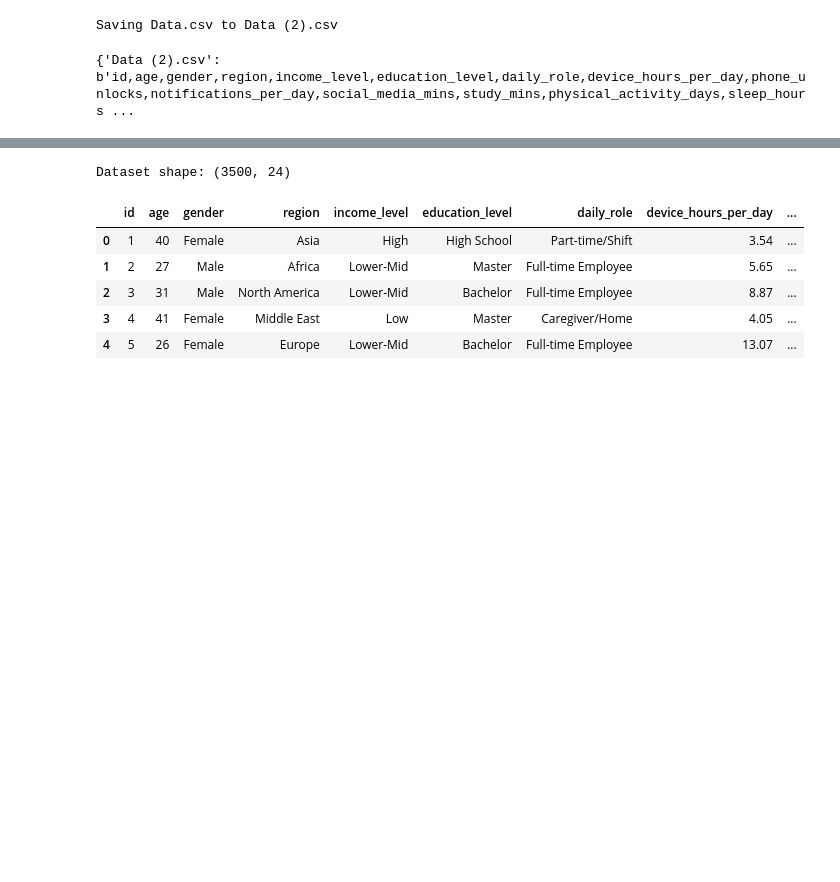
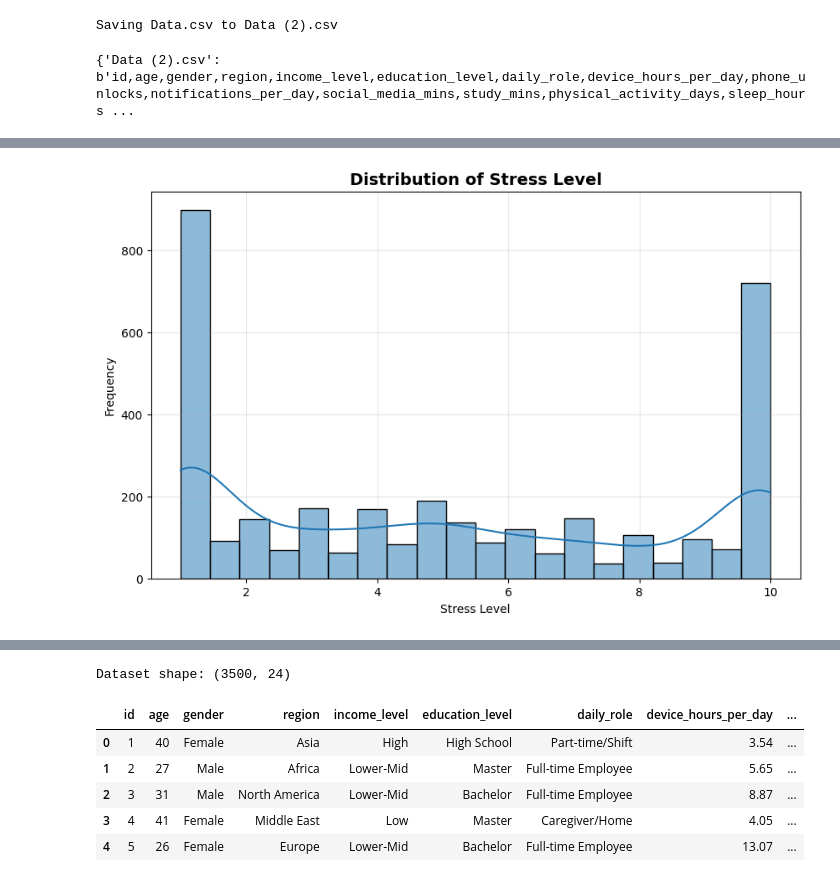
Before and after one commit to Abash05/Kaggle-Team-1---Digital-Habits-and-Mental-Health, a Jupyter notebook: DigitalUseAndMentalHealth.ipynb, the cells around one changed output, grey strips where cells are left out. Saved outputs shown, nothing was run; the diff lists cells and outputs as text; code cells hidden in the pictures; blank space fills up the shorter version.

```diff
--- a/DigitalUseAndMentalHealth.ipynb
+++ b/DigitalUseAndMentalHealth.ipynb
@@ -15,3 +15,10 @@ files.upload()
 [interactive output not drawn]
 Saving Data.csv to Data (2).csv
 {'Data (2).csv': b'id,age,gender,region,income_level,education_level,daily_role,device_hours_per_day,phone_unlocks,notifications_per_day,social_media_mins,study_mins,physical_activity_days,sleep_hours ...
+# %%
+# Set df to datset
+df = pd.read_csv("Data.csv")
+
+# Display basic info
+print("Dataset shape:", df.shape)
+df.head()
@@ -17,0 +104,3 @@ Saving Data.csv to Data (2).csv
+# %%
+df = df.drop(columns = ['id', 'device_type'])
+df.head()
@@ -17,0 +115,10 @@ Saving Data.csv to Data (2).csv
+# %%
+plt.figure(figsize=(10, 6))
+sns.histplot(df['stress_level'], bins=20, kde=True, palette='coolwarm')
+plt.title('Distribution of Stress Level', fontsize=14, fontweight='bold')
+plt.xlabel('Stress Level')
+plt.ylabel('Frequency')
+plt.grid(alpha=0.3)
+plt.show()
+# %% [output]
+[figure, added]
```
Also changed, not shown: parts of 17 cells of this notebook.
